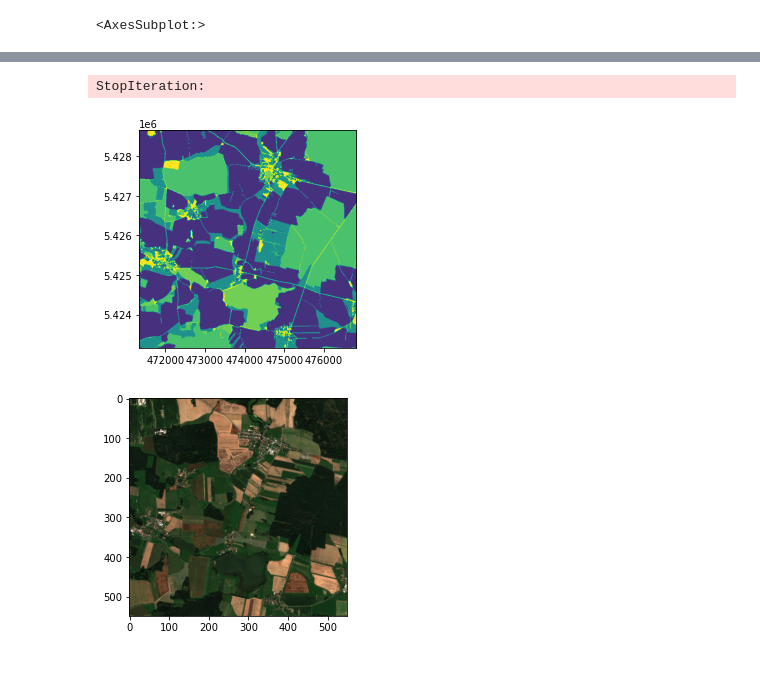
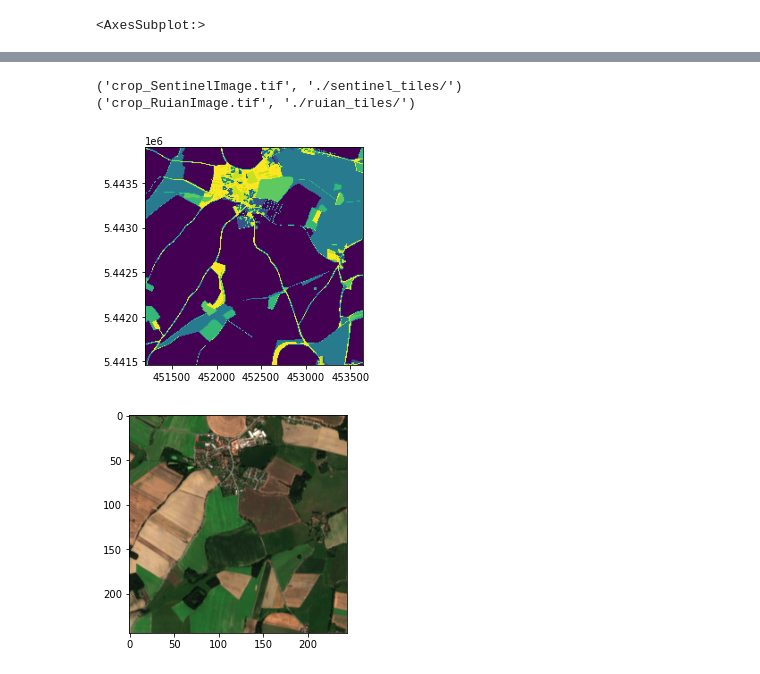
Before and after one commit to Krummhaus/FastaiSemaSegmRUIAN, a Jupyter notebook: ruian_to_gdf.ipynb, the cells around one changed output, grey strips where cells are left out. Saved outputs shown, nothing was run; the diff lists cells and outputs as text; code cells hidden in the pictures.

```diff
--- a/ruian_to_gdf.ipynb
+++ b/ruian_to_gdf.ipynb
@@ -535,30 +522,33 @@ def get_filename():
+# %%
+for i in tif_kind.items():
+    print(i)
+# %% [output]
+('crop_SentinelImage.tif', './sentinel_tiles/')
+('crop_RuianImage.tif', './ruian_tiles/')
 # %%
-# 'crop_T33UVQ_20200821T100559_TCI_10m.jp2.tif', './crop_RasterizedRUIAN.tif'
+for i in tif_kind.items():
+    with rio.open(i[0]) as inds:
+        tile_width, tile_height = W, H
 
-with rio.open('./crop_T33UVQ_20200821T100559_TCI_10m.jp2.tif') as inds:
-    tile_width, tile_height = W, H
+        meta = inds.meta.copy()
 
-    meta = inds.meta.copy()
-
-    get_fn = get_filename()
-    for window, transform in get_tiles(inds):
-#         print(window.col_off, next(get_fn))
-        meta['transform'] = transform
-        meta['width'], meta['height'] = window.width, window.height
-#         outpath = os.path.join(out_path,output_filename.format(int(window.col_off), int(window.row_off)))
-        outpath = next(get_fn)
-        with rio.open(outpath, 'w', **meta) as outds:
-            outds.write(inds.read(window=window))
+        get_fn = get_filename(i[1])
+        for window, transform in get_tiles(inds):
+    #         print(window.col_off, next(get_fn))
+            meta['transform'] = transform
+            meta['width'], meta['height'] = window.width, window.height
+    #         outpath = os.path.join(out_path,output_filename.format(int(window.col_off), int(window.row_off)))
+            outpath = next(get_fn)
+            with rio.open(outpath, 'w', **meta) as outds:
+                outds.write(inds.read(window=window))
-# %% [output]
-StopIteration:
 # %%
-with rio.open('./ruian_tiles/tile_3294-2196.tif') as src:
+with rio.open('./ruian_tiles/tile_0-A.tif') as src:
     show((src, 1), cmap='viridis')
 # %% [output]
-[figure, old version]
+[figure, new version]
 # %%
-with rio.open('./sentinel_tiles/tile_3294-2196.tif') as src:
+with rio.open('./sentinel_tiles/tile_0-A.tif') as src:
     arr = src.read([1, 2, 3], masked=True)
     show(arr)
 # %% [output]
-[figure, old version]
+[figure, new version]
```
Also changed, not shown: parts of 12 cells of this notebook, 2 other files.
